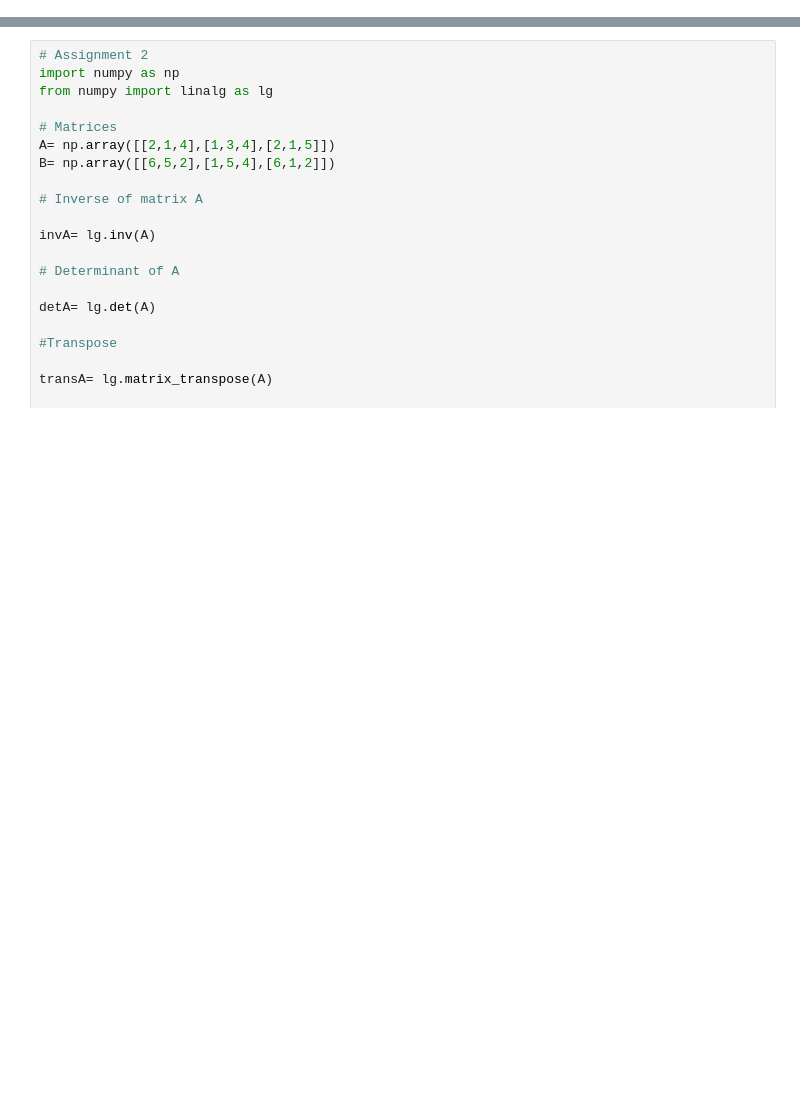
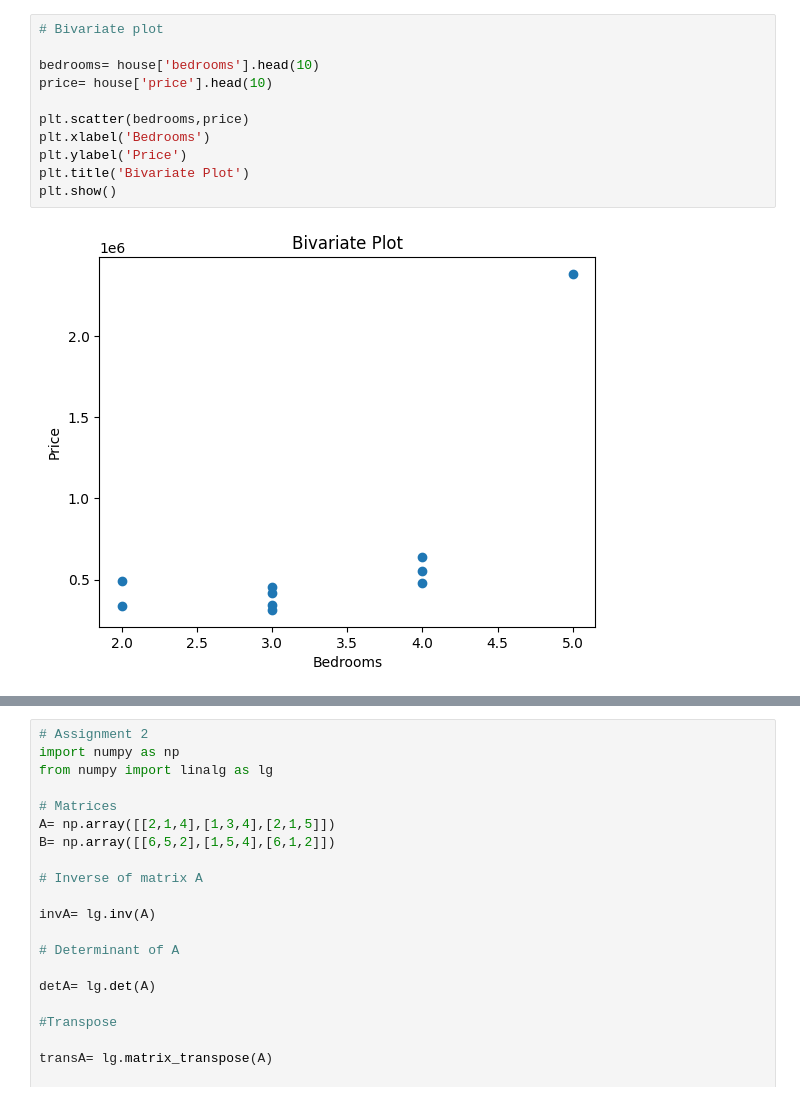
Before and after one commit to AliAtherAyyubi/Python-Libraries, a Jupyter notebook: Tutorials/task.ipynb, the cells around one changed output, grey strips where cells are left out. Cells and saved outputs as stored; diff of their text form; blank space fills up the shorter version.

```diff
--- a/Tutorials/task.ipynb
+++ b/Tutorials/task.ipynb
@@ -0,0 +56,13 @@
+# %%
+# Bivariate plot
+
+bedrooms= house['bedrooms'].head(10)
+price= house['price'].head(10)
+
+plt.scatter(bedrooms,price)
+plt.xlabel('Bedrooms')
+plt.ylabel('Price')
+plt.title('Bivariate Plot')
+plt.show()
+# %% [output]
+[figure, added]
```
Also changed, not shown: parts of 5 cells of this notebook, 3 other files.
